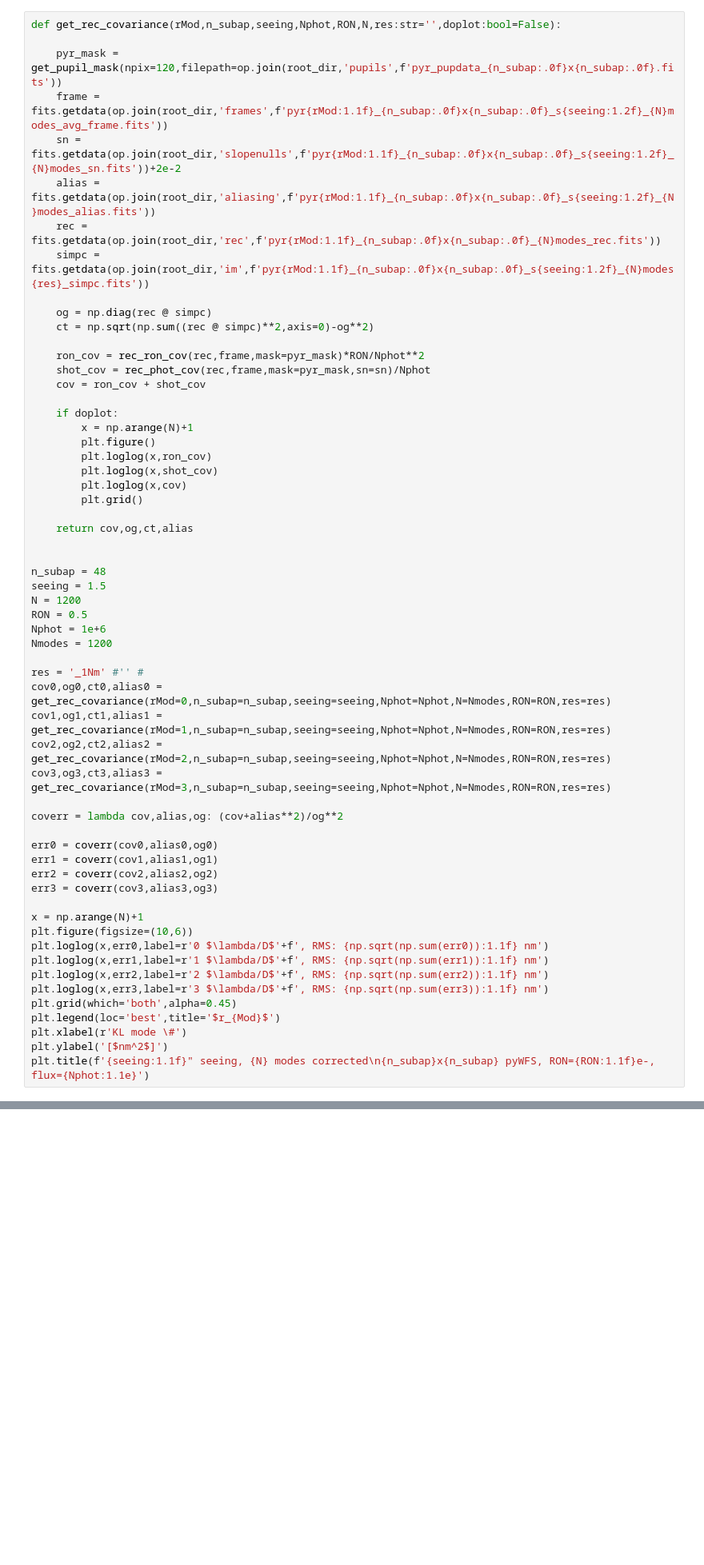
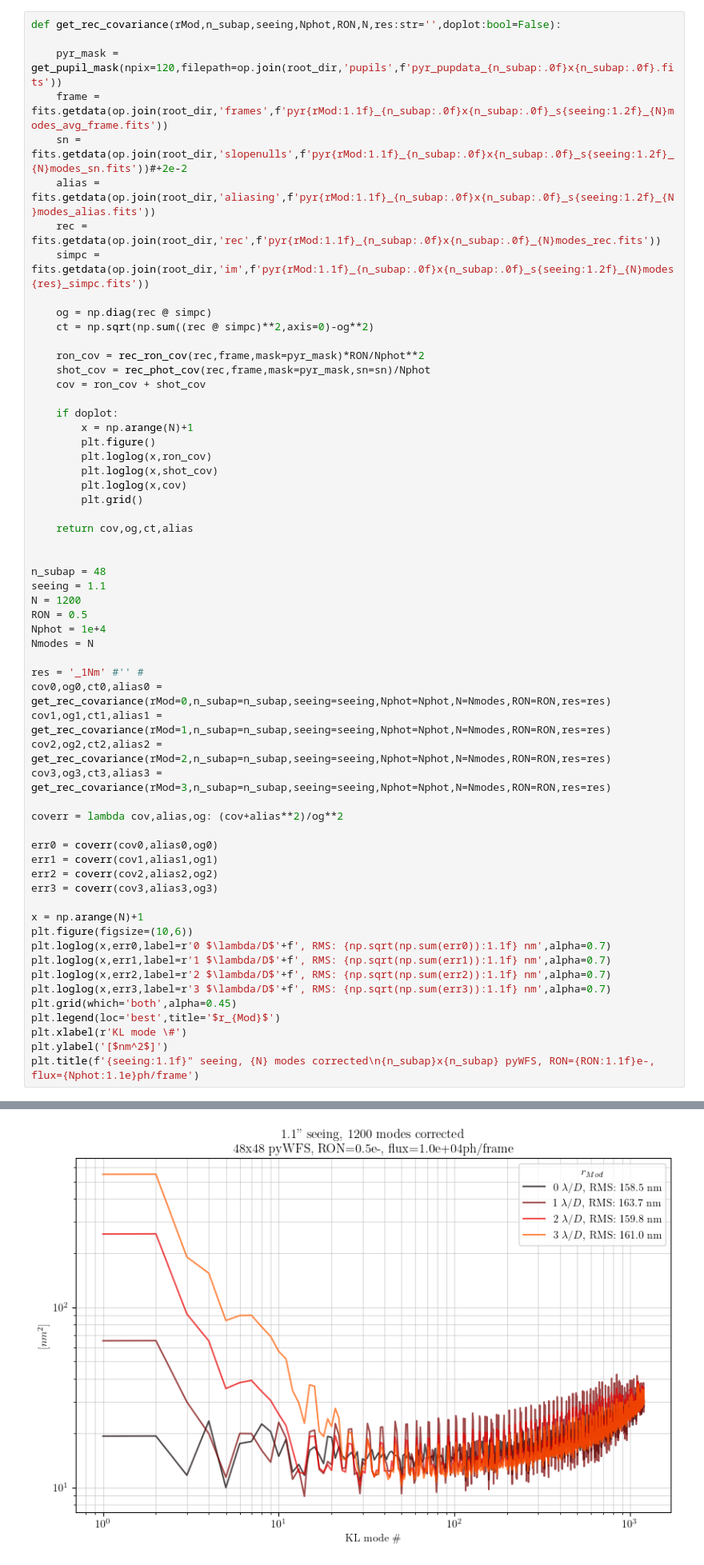
Before and after one commit to Menessao/SPECULA, a Jupyter notebook: config/RISTRETTO/errorBudgetPlots.ipynb, the cells around one changed output, grey strips where cells are left out. Shown at 80% size. Cells and saved outputs as stored; diff of their text form; blank space fills up the shorter version.

```diff
--- a/config/RISTRETTO/errorBudgetPlots.ipynb
+++ b/config/RISTRETTO/errorBudgetPlots.ipynb
@@ -48,7 +48,7 @@ def get_rec_covariance(rMod,n_subap,seeing,Nphot,RON,N,res:str='',doplot:bool=Fa
 
     pyr_mask = get_pupil_mask(npix=120,filepath=op.join(root_dir,'pupils',f'pyr_pupdata_{n_subap:.0f}x{n_subap:.0f}.fits'))
     frame = fits.getdata(op.join(root_dir,'frames',f'pyr{rMod:1.1f}_{n_subap:.0f}x{n_subap:.0f}_s{seeing:1.2f}_{N}modes_avg_frame.fits'))
-    sn = fits.getdata(op.join(root_dir,'slopenulls',f'pyr{rMod:1.1f}_{n_subap:.0f}x{n_subap:.0f}_s{seeing:1.2f}_{N}modes_sn.fits'))+2e-2
+    sn = fits.getdata(op.join(root_dir,'slopenulls',f'pyr{rMod:1.1f}_{n_subap:.0f}x{n_subap:.0f}_s{seeing:1.2f}_{N}modes_sn.fits'))#+2e-2
     alias = fits.getdata(op.join(root_dir,'aliasing',f'pyr{rMod:1.1f}_{n_subap:.0f}x{n_subap:.0f}_s{seeing:1.2f}_{N}modes_alias.fits'))
     rec = fits.getdata(op.join(root_dir,'rec',f'pyr{rMod:1.1f}_{n_subap:.0f}x{n_subap:.0f}_{N}modes_rec.fits'))
     simpc = fits.getdata(op.join(root_dir,'im',f'pyr{rMod:1.1f}_{n_subap:.0f}x{n_subap:.0f}_s{seeing:1.2f}_{N}modes{res}_simpc.fits'))
@@ -72,11 +72,11 @@ def get_rec_covariance(rMod,n_subap,seeing,Nphot,RON,N,res:str='',doplot:bool=Fa
 
 
 n_subap = 48
-seeing = 1.5
+seeing = 1.1
 N = 1200
 RON = 0.5
-Nphot = 1e+6
-Nmodes = 1200
+Nphot = 1e+4
+Nmodes = N
 
 res = '_1Nm' #'' #
 cov0,og0,ct0,alias0 = get_rec_covariance(rMod=0,n_subap=n_subap,seeing=seeing,Nphot=Nphot,N=Nmodes,RON=RON,res=res)
@@ -93,13 +93,13 @@ err3 = coverr(cov3,alias3,og3)
 
 x = np.arange(N)+1
 plt.figure(figsize=(10,6))
-plt.loglog(x,err0,label=r'0 $\lambda/D$'+f', RMS: {np.sqrt(np.sum(err0)):1.1f} nm')
-plt.loglog(x,err1,label=r'1 $\lambda/D$'+f', RMS: {np.sqrt(np.sum(err1)):1.1f} nm')
-plt.loglog(x,err2,label=r'2 $\lambda/D$'+f', RMS: {np.sqrt(np.sum(err2)):1.1f} nm')
-plt.loglog(x,err3,label=r'3 $\lambda/D$'+f', RMS: {np.sqrt(np.sum(err3)):1.1f} nm')
+plt.loglog(x,err0,label=r'0 $\lambda/D$'+f', RMS: {np.sqrt(np.sum(err0)):1.1f} nm',alpha=0.7)
+plt.loglog(x,err1,label=r'1 $\lambda/D$'+f', RMS: {np.sqrt(np.sum(err1)):1.1f} nm',alpha=0.7)
+plt.loglog(x,err2,label=r'2 $\lambda/D$'+f', RMS: {np.sqrt(np.sum(err2)):1.1f} nm',alpha=0.7)
+plt.loglog(x,err3,label=r'3 $\lambda/D$'+f', RMS: {np.sqrt(np.sum(err3)):1.1f} nm',alpha=0.7)
 plt.grid(which='both',alpha=0.45)
 plt.legend(loc='best',title='$r_{Mod}$')
 plt.xlabel(r'KL mode \#')
 plt.ylabel('[$nm^2$]')
-plt.title(f'{seeing:1.1f}" seeing, {N} modes corrected\n{n_subap}x{n_subap} pyWFS, RON={RON:1.1f}e-, flux={Nphot:1.1e}')
+plt.title(f'{seeing:1.1f}" seeing, {N} modes corrected\n{n_subap}x{n_subap} pyWFS, RON={RON:1.1f}e-, flux={Nphot:1.1e}ph/frame')
 # %% [output]
@@ -106,0 +107 @@ TypeError: get_rec_covariance() missing 1 required positional argument: 'N'
+[figure, added]
```
Also changed, not shown: parts of 11 cells of this notebook, 2 other files.
